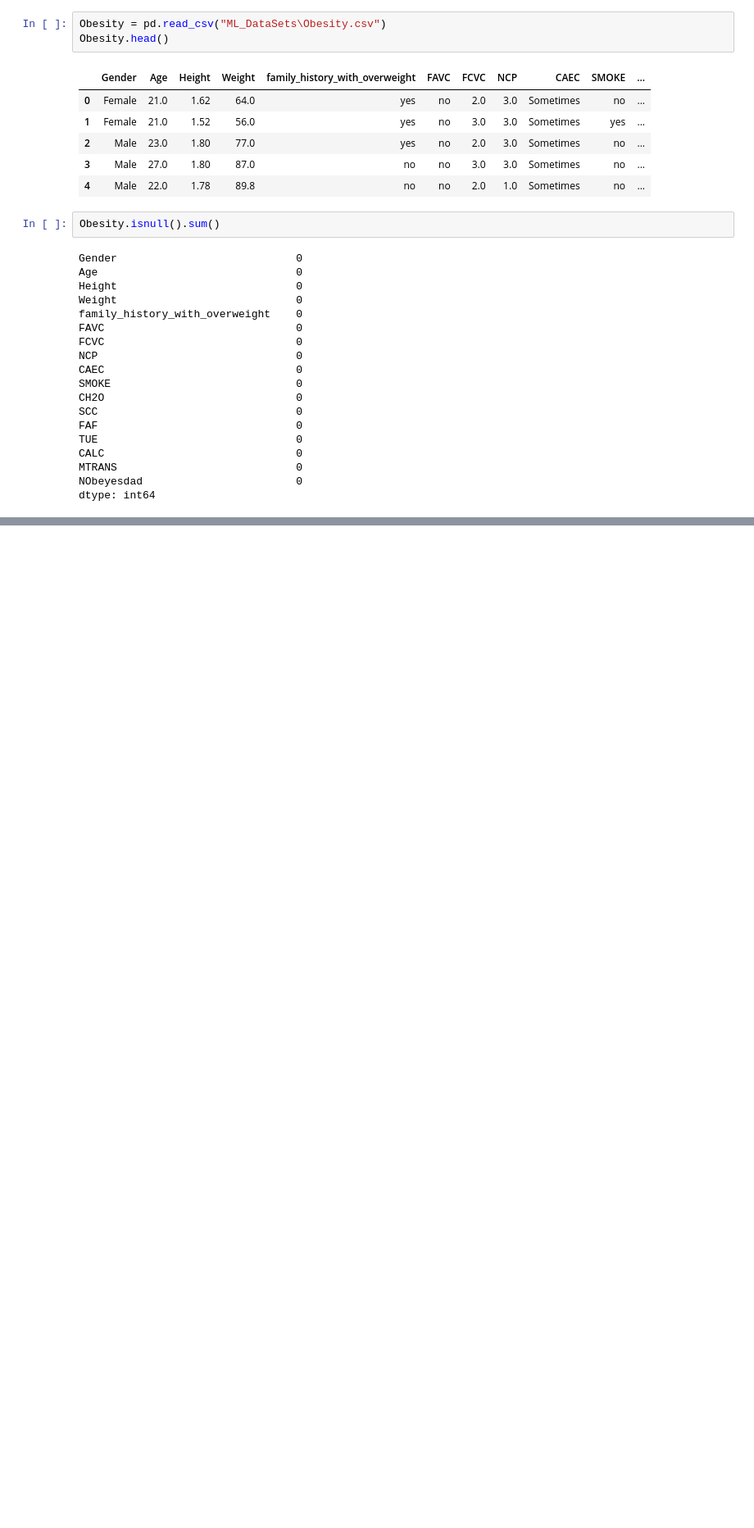
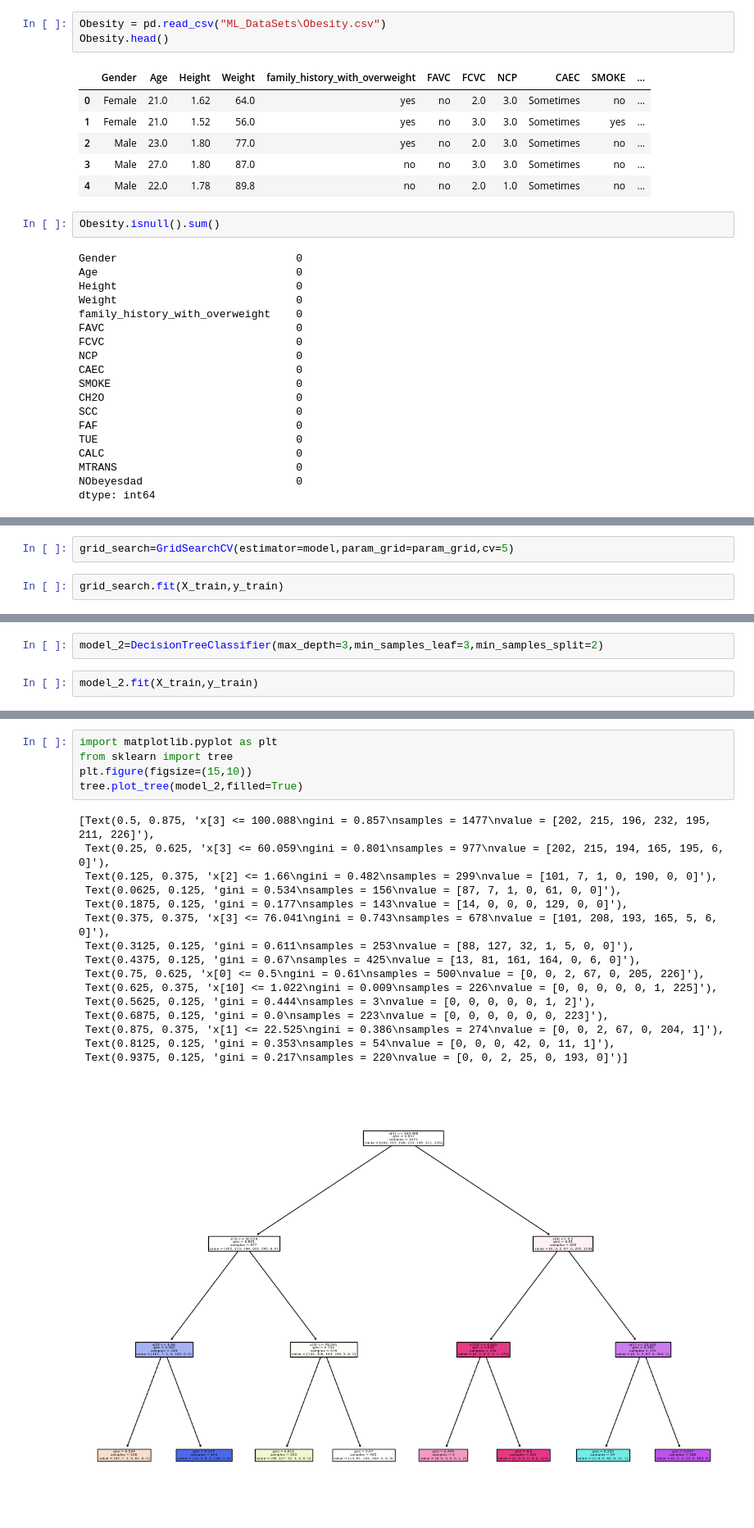
Before and after one commit to AKISHPOTHURI/DataScienceAssignment, a Jupyter notebook: machine_learning.ipynb, the cells around one changed output, grey strips where cells are left out. Shown at 82% size. Saved outputs shown, nothing was run; the diff lists cells and outputs as text; blank space fills up the shorter version.

```diff
--- a/machine_learning.ipynb
+++ b/machine_learning.ipynb
@@ -179,0 +276,4 @@ moveZeroes(nums)
+# %%
+grid_search=GridSearchCV(estimator=model,param_grid=param_grid,cv=5)
+# %%
+grid_search.fit(X_train,y_train)
@@ -179,0 +293,4 @@ moveZeroes(nums)
+# %%
+model_2=DecisionTreeClassifier(max_depth=3,min_samples_leaf=3,min_samples_split=2)
+# %%
+model_2.fit(X_train,y_train)
@@ -179,0 +305,22 @@ moveZeroes(nums)
+# %%
+import matplotlib.pyplot as plt
+from sklearn import tree
+plt.figure(figsize=(15,10))
+tree.plot_tree(model_2,filled=True)
+# %% [output]
+[Text(0.5, 0.875, 'x[3] <= 100.088\ngini = 0.857\nsamples = 1477\nvalue = [202, 215, 196, 232, 195, 211, 226]'),
+ Text(0.25, 0.625, 'x[3] <= 60.059\ngini = 0.801\nsamples = 977\nvalue = [202, 215, 194, 165, 195, 6, 0]'),
+ Text(0.125, 0.375, 'x[2] <= 1.66\ngini = 0.482\nsamples = 299\nvalue = [101, 7, 1, 0, 190, 0, 0]'),
+ Text(0.0625, 0.125, 'gini = 0.534\nsamples = 156\nvalue = [87, 7, 1, 0, 61, 0, 0]'),
+ Text(0.1875, 0.125, 'gini = 0.177\nsamples = 143\nvalue = [14, 0, 0, 0, 129, 0, 0]'),
+ Text(0.375, 0.375, 'x[3] <= 76.041\ngini = 0.743\nsamples = 678\nvalue = [101, 208, 193, 165, 5, 6, 0]'),
+ Text(0.3125, 0.125, 'gini = 0.611\nsamples = 253\nvalue = [88, 127, 32, 1, 5, 0, 0]'),
+ Text(0.4375, 0.125, 'gini = 0.67\nsamples = 425\nvalue = [13, 81, 161, 164, 0, 6, 0]'),
+ Text(0.75, 0.625, 'x[0] <= 0.5\ngini = 0.61\nsamples = 500\nvalue = [0, 0, 2, 67, 0, 205, 226]'),
+ Text(0.625, 0.375, 'x[10] <= 1.022\ngini = 0.009\nsamples = 226\nvalue = [0, 0, 0, 0, 0, 1, 225]'),
+ Text(0.5625, 0.125, 'gini = 0.444\nsamples = 3\nvalue = [0, 0, 0, 0, 0, 1, 2]'),
+ Text(0.6875, 0.125, 'gini = 0.0\nsamples = 223\nvalue = [0, 0, 0, 0, 0, 0, 223]'),
+ Text(0.875, 0.375, 'x[1] <= 22.525\ngini = 0.386\nsamples = 274\nvalue = [0, 0, 2, 67, 0, 204, 1]'),
+ Text(0.8125, 0.125, 'gini = 0.353\nsamples = 54\nvalue = [0, 0, 0, 42, 0, 11, 1]'),
+ Text(0.9375, 0.125, 'gini = 0.217\nsamples = 220\nvalue = [0, 0, 2, 25, 0, 193, 0]')]
+[figure, added]
```
Also changed, not shown: parts of 33 cells of this notebook, 3 other files.
